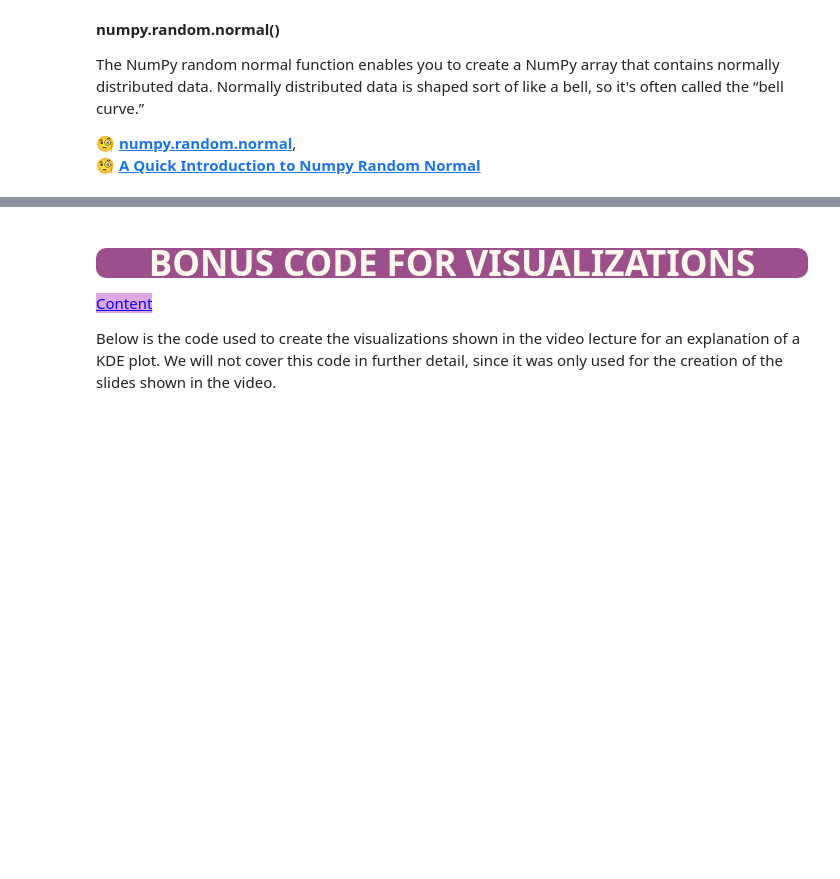
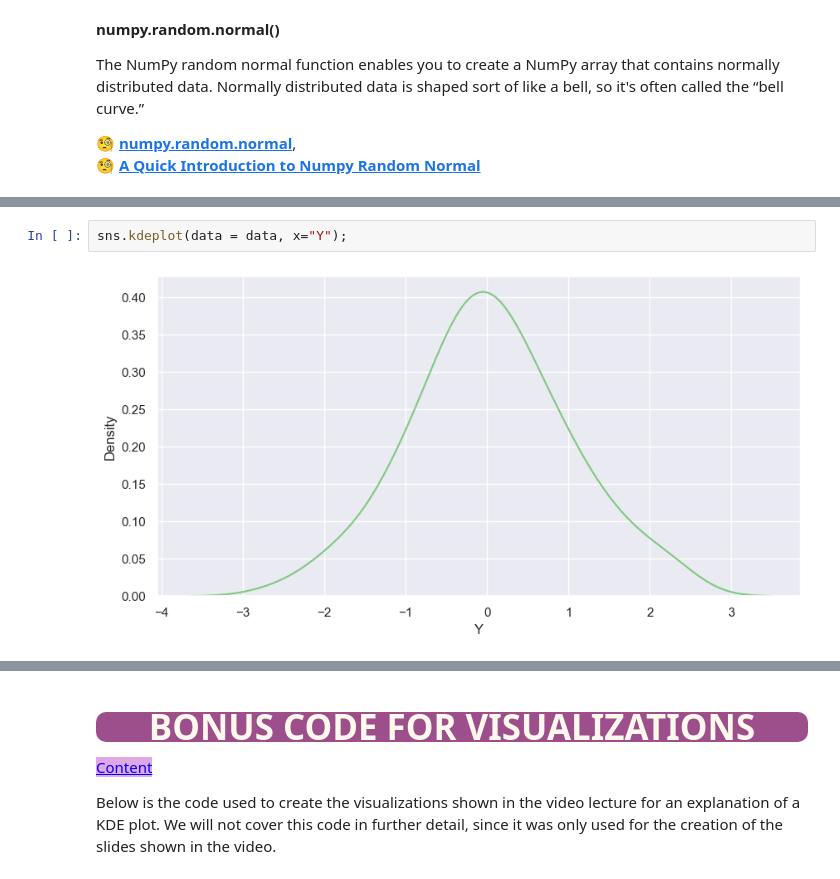
Before and after one commit to SabahattinCag/DataVisualization, a Jupyter notebook: Lecture_Notes/DVwPy_S03_Seaborn_Part01.ipynb, the cells around one changed output, grey strips where cells are left out. Drawn from its saved outputs; the diff is of its cells as text; blank space fills up the shorter version.

```diff
--- a/Lecture_Notes/DVwPy_S03_Seaborn_Part01.ipynb
+++ b/Lecture_Notes/DVwPy_S03_Seaborn_Part01.ipynb
@@ -1491,0 +1513,4 @@ The NumPy random normal function enables you to create a NumPy array that contai
+# %%
+sns.kdeplot(data = data, x="Y");
+# %% [output]
+[figure, added]
```
Also changed, not shown: parts of 11 cells of this notebook, 1 other file.
